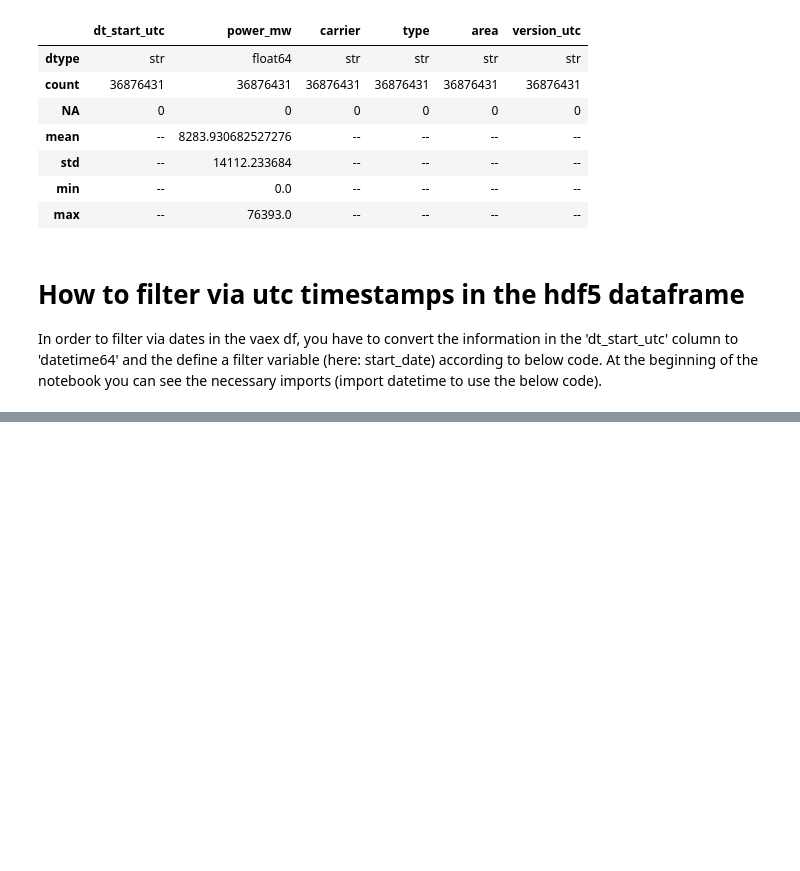
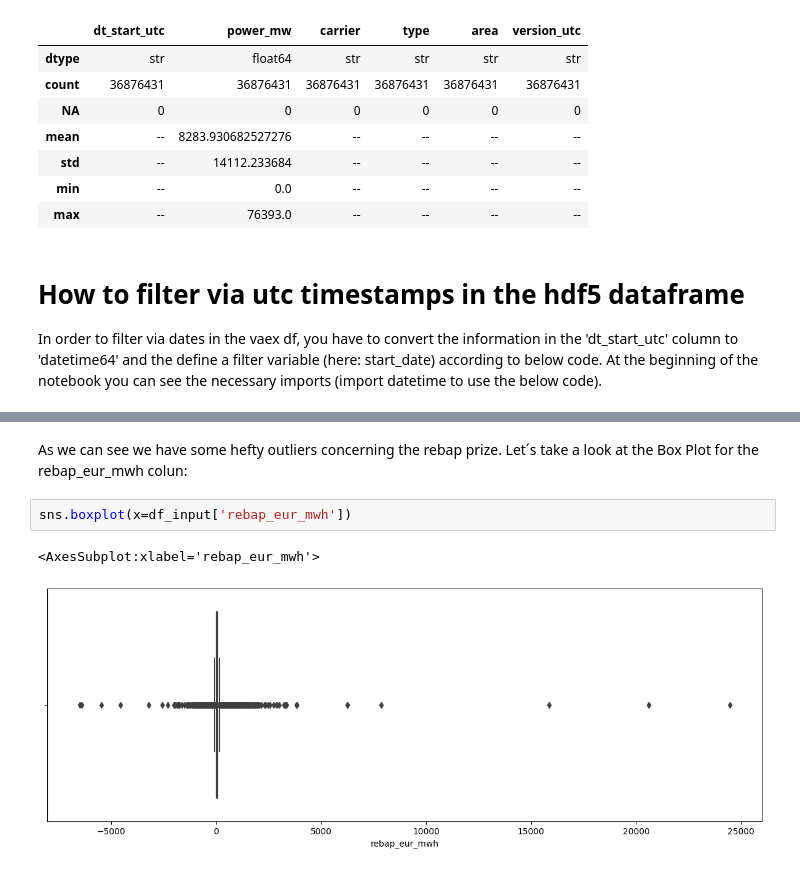
Before and after one commit to Antadurunnu/Energy-imbalance-price-prediction, a Jupyter notebook: es_forecast_data_processing.ipynb, the cells around one changed output, grey strips where cells are left out. Drawn from its saved outputs; the diff is of its cells as text; blank space fills up the shorter version.

```diff
--- a/es_forecast_data_processing.ipynb
+++ b/es_forecast_data_processing.ipynb
@@ -120,0 +203,7 @@ df_date_filter2.describe()
+# %% [markdown]
+As we can see we have some hefty outliers concerning the rebap prize. Let´s take a look at the Box Plot for the rebap_eur_mwh colun:
+# %%
+sns.boxplot(x=df_input['rebap_eur_mwh'])
+# %% [output]
+<AxesSubplot:xlabel='rebap_eur_mwh'>
+[figure, added]
```
Also changed, not shown: parts of 61 cells of this notebook, 2 other files.
